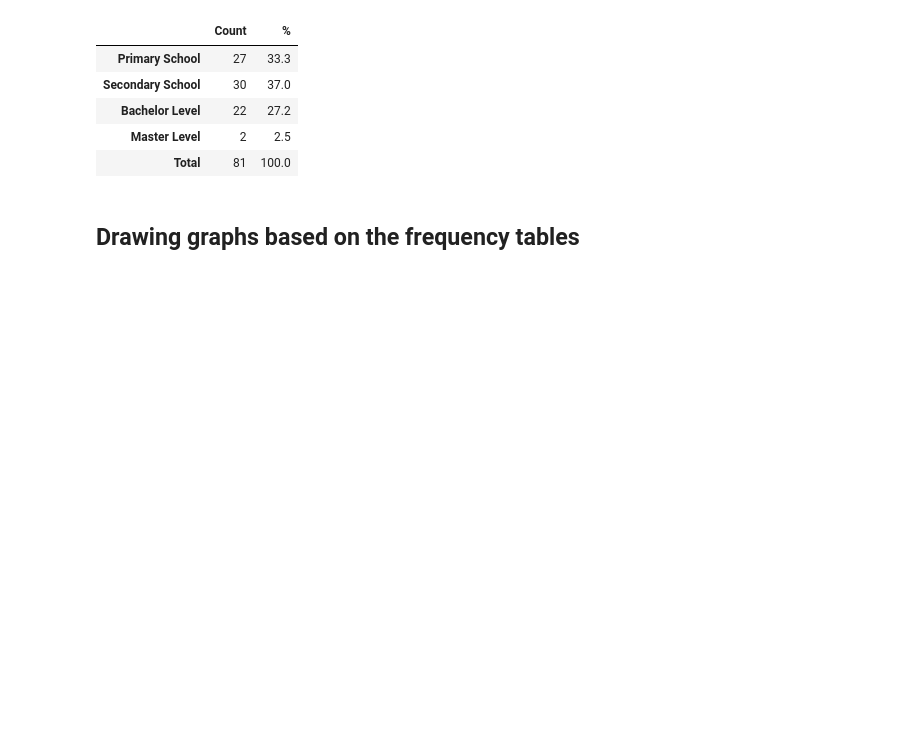
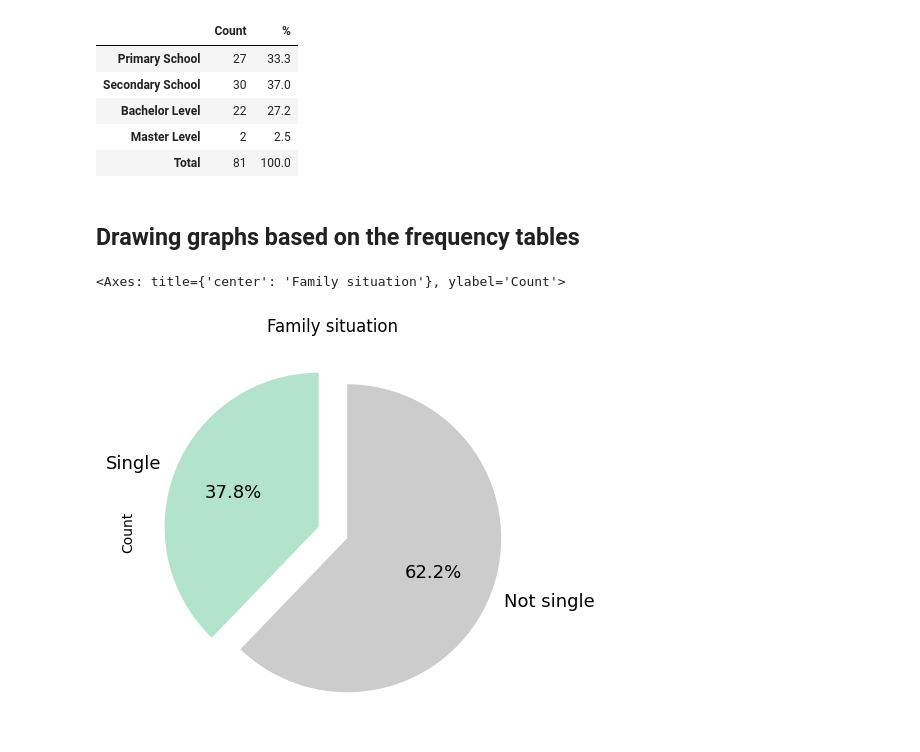
Before and after one commit to jemlau/DataAnalysisProject, a Jupyter notebook: harjoitustyöJEMINA.ipynb, the cells around one changed output. Drawn from its saved outputs; the diff is of its cells as text; code cells hidden in the pictures; blank space fills up the shorter version.

Commit message:
Creating pie charts

```diff
--- a/harjoitustyöJEMINA.ipynb
+++ b/harjoitustyöJEMINA.ipynb
@@ -64,3 +64,20 @@ df_education.round(decimals=1)
 | Total | 81 | 100.0 |
 # %% [markdown]
 ## Drawing graphs based on the frequency tables
+# %%
+df_family_filtered = df_family[:-1]  #Removes the Total row
+
+kwargs = dict(
+    startangle = 90,
+    colormap   = 'Pastel2',
+    fontsize   = 13,
+    explode    = (0.1, 0.1),
+    figsize    = (6, 5),
+    autopct    = '%1.1f%%',
+    title      = 'Family situation'
+)
+
+df_family_filtered['Count'].plot.pie(**kwargs)
+# %% [output]
+<Axes: title={'center': 'Family situation'}, ylabel='Count'>
+[figure, added]
```
Also changed, not shown: parts of 1 cell of this notebook.
